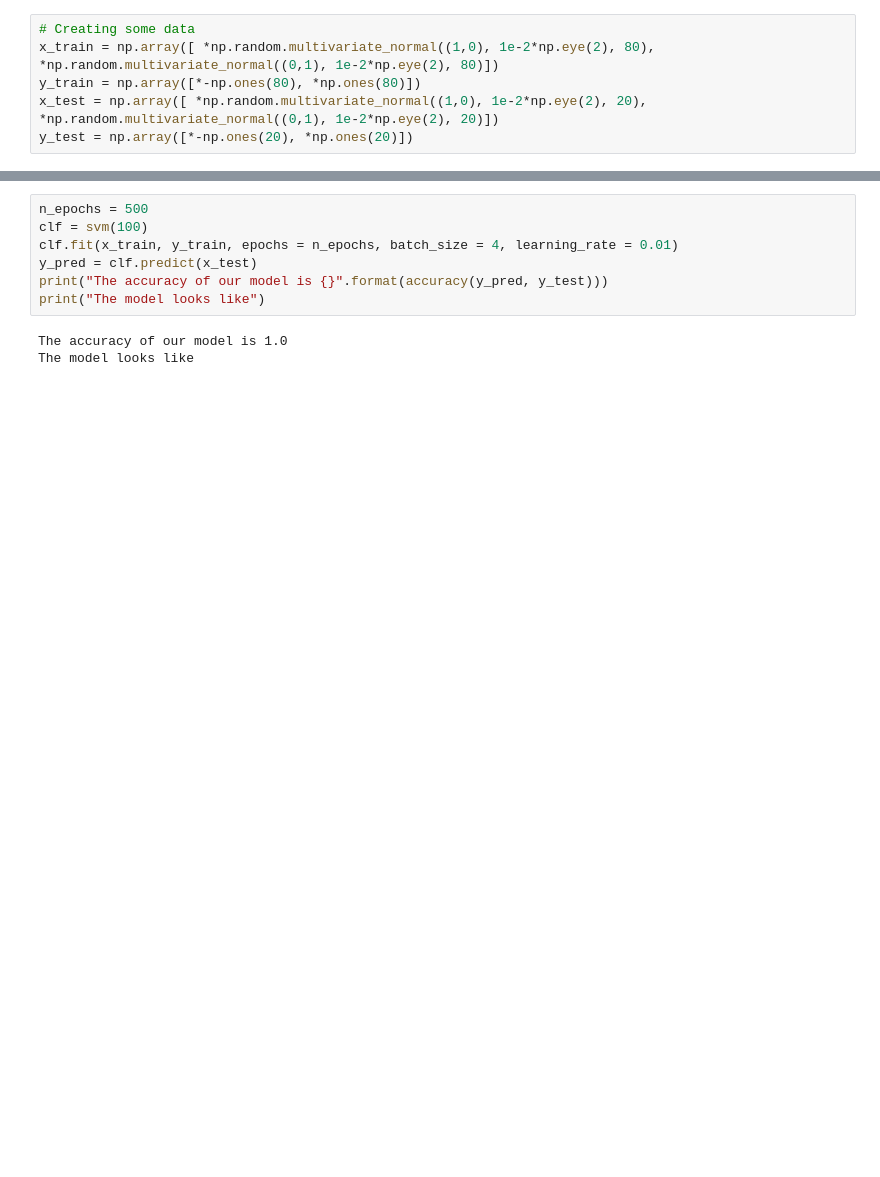
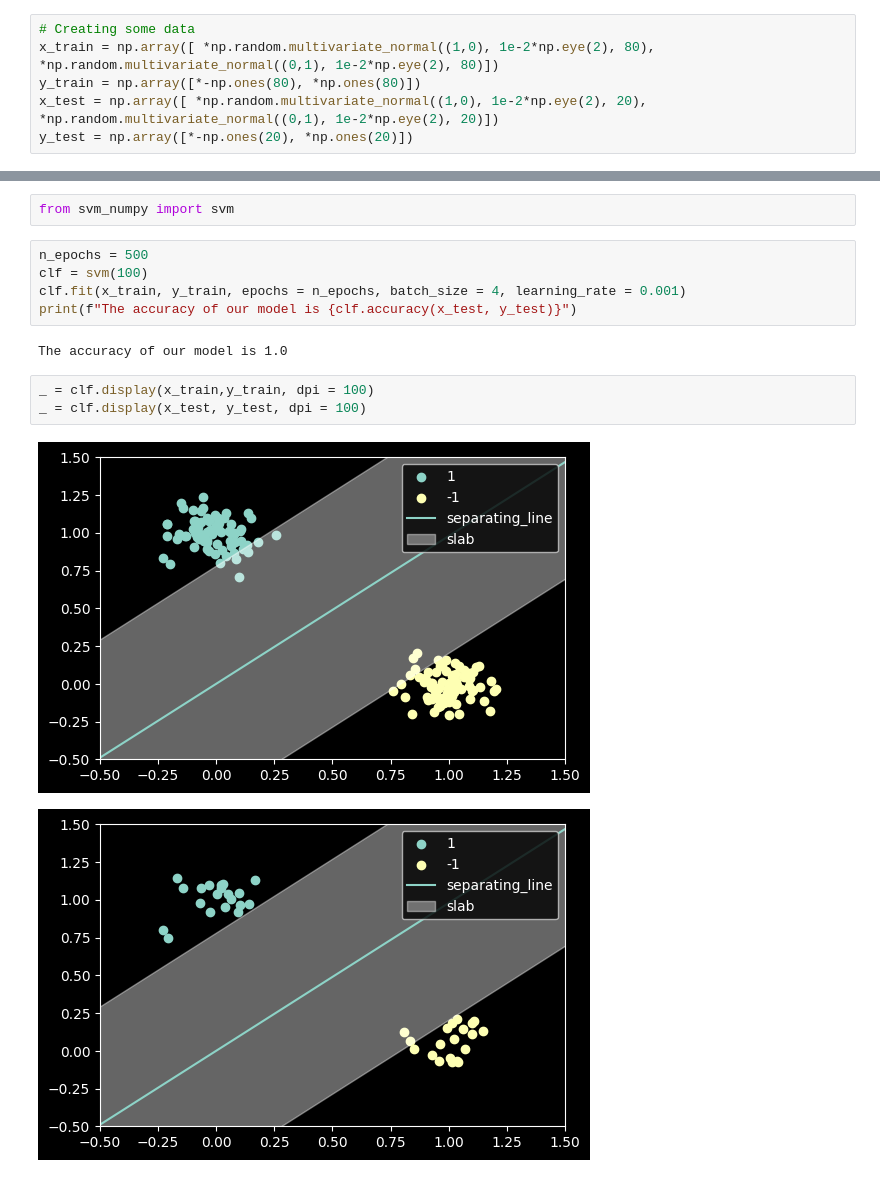
Before and after one commit to cmaspi/subgradient_method, a Jupyter notebook: code/svm_graphics.ipynb, the cells around one changed output, grey strips where cells are left out. Drawn from its saved outputs; the diff is of its cells as text; blank space fills up the shorter version.

```diff
--- a/code/svm_graphics.ipynb
+++ b/code/svm_graphics.ipynb
@@ -144,10 +25,15 @@ class svm:
+# %%
+from svm_numpy import svm
 # %%
 n_epochs = 500
 clf = svm(100)
-clf.fit(x_train, y_train, epochs = n_epochs, batch_size = 4, learning_rate = 0.01)
-y_pred = clf.predict(x_test)
-print("The accuracy of our model is {}".format(accuracy(y_pred, y_test)))
-print("The model looks like")
+clf.fit(x_train, y_train, epochs = n_epochs, batch_size = 4, learning_rate = 0.001)
+print(f"The accuracy of our model is {clf.accuracy(x_test, y_test)}")
 # %% [output]
 The accuracy of our model is 1.0
-The model looks like
+# %%
+_ = clf.display(x_train,y_train, dpi = 100)
+_ = clf.display(x_test, y_test, dpi = 100)
+# %% [output]
+[figure, added]
+[figure, added]
```
Also changed, not shown: parts of 15 cells of this notebook, 7 other files.
